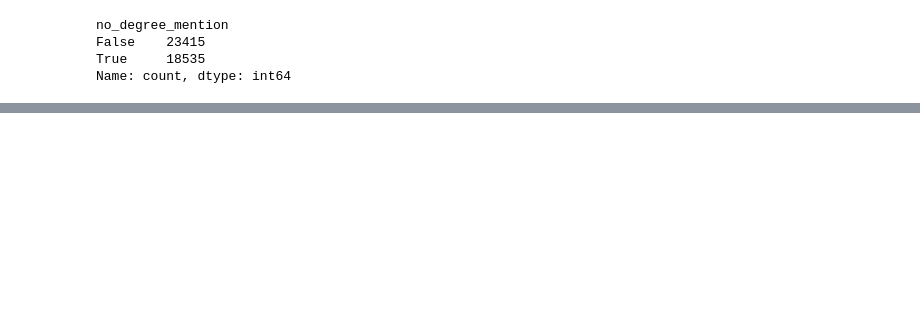
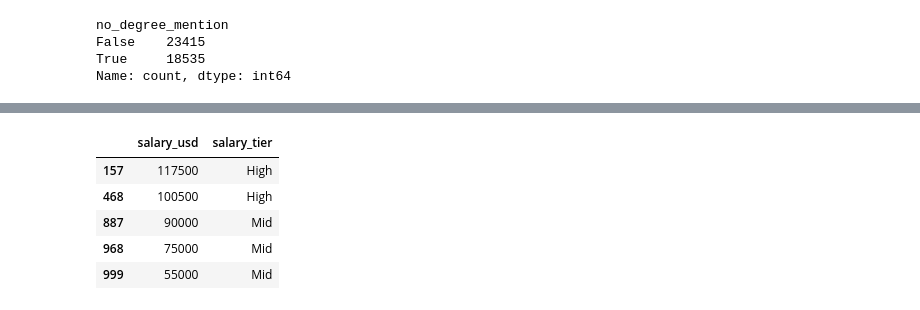
Before and after one commit to Wyparks04/Degree_Impact_On_Data_Analyst_Salaries, a Jupyter notebook: notebooks/02_no_degree_jobs_cleaning.ipynb, the cells around one changed output, grey strips where cells are left out. Cells and saved outputs as stored; diff of their text form; code cells hidden in the pictures; blank space fills up the shorter version.

```diff
--- a/notebooks/02_no_degree_jobs_cleaning.ipynb
+++ b/notebooks/02_no_degree_jobs_cleaning.ipynb
@@ -111,0 +152,11 @@ Index(['job_title', 'salary_usd', 'employment_type', 'company_location',
+# %%
+# Create indicator columns for each skill of interest
+skills_to_track = ['python', 'sql', 'tableau']
+
+for skill in skills_to_track:
+    no_degree_jobs[f"has_{skill}"] = no_degree_jobs['job_skills'].apply(
+        lambda skills: skill in skills
+    )
+
+# Count skill frequency for python, sql, and tableau
+no_degree_jobs[['has_python', 'has_sql', 'has_tableau']].sum()
@@ -144,0 +255,8 @@ memory usage: 1.4 MB
+# %%
+no_degree_jobs['salary_usd'] = (
+    no_degree_jobs['salary_usd']
+    .round()
+    .astype('Int64')
+)
+
+no_degree_jobs.loc[no_degree_jobs['salary_usd'].notna(), 'salary_usd'].head(10)
@@ -144,0 +275,19 @@ memory usage: 1.4 MB
+# %%
+# Function to put salary into tiers for better visualizations later
+def categorize_salary(df: pd.DataFrame, salary_column: str) -> pd.DataFrame:
+    """
+    Categorizes salaries into income tiers: 'Low', 'Mid', or 'High' based on defined thresholds.
+
+    Args:
+        df (pd.DataFrame): The DataFrame containing a salary column as integers.
+        salary_column (str): The name of the column with salary values (e.g., 'salary_usd').
+
+    Returns:
+        pd.DataFrame: The modified DataFrame with a new 'salary_tier' column.
+    """
+    bins = [0, 50000, 100000, float('inf')]
+    labels = ['Low', 'Mid', 'High']
+    df['salary_tier'] = pd.cut(df[salary_column], bins=bins, labels=labels, include_lowest=True)
+    return df
+# %%
+no_degree_jobs = categorize_salary(no_degree_jobs, 'salary_usd')
@@ -144,0 +308,12 @@ memory usage: 1.4 MB
+# %%
+no_degree_jobs.loc[
+    no_degree_jobs['salary_usd'].notna(),
+    ['salary_usd', 'salary_tier']
+].head()
+# %% [output]
+|  | salary_usd | salary_tier |
+| 157 | 117500 | High |
+| 468 | 100500 | High |
+| 887 | 90000 | Mid |
+| 968 | 75000 | Mid |
+| 999 | 55000 | Mid |
```
Also changed, not shown: parts of 10 cells of this notebook.
